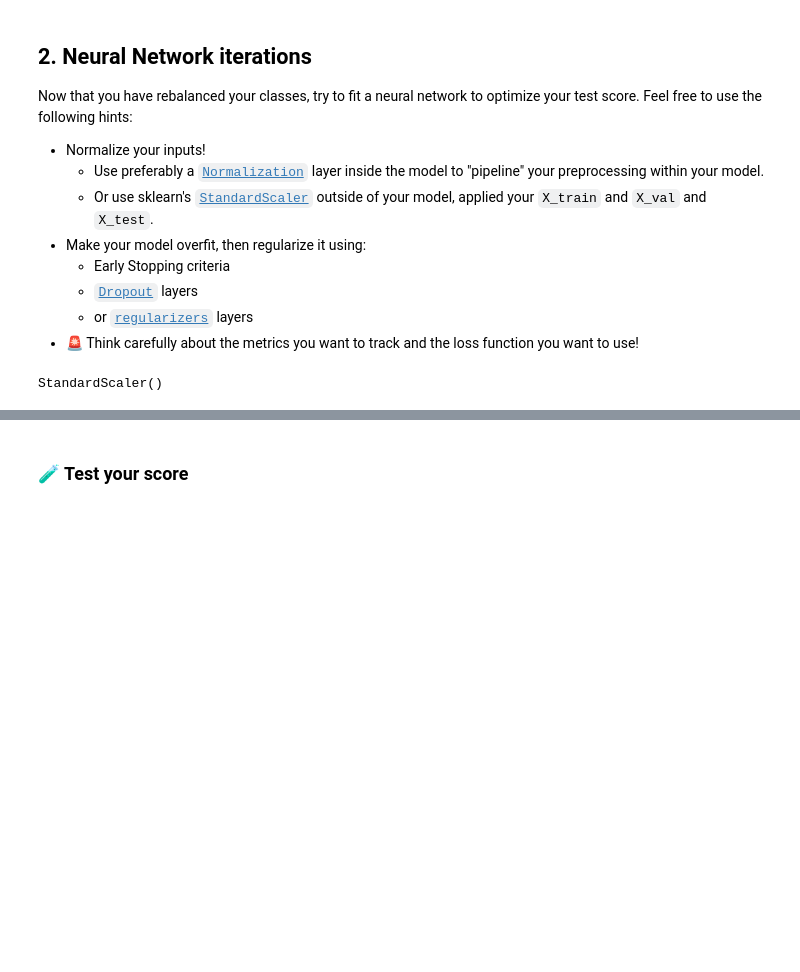
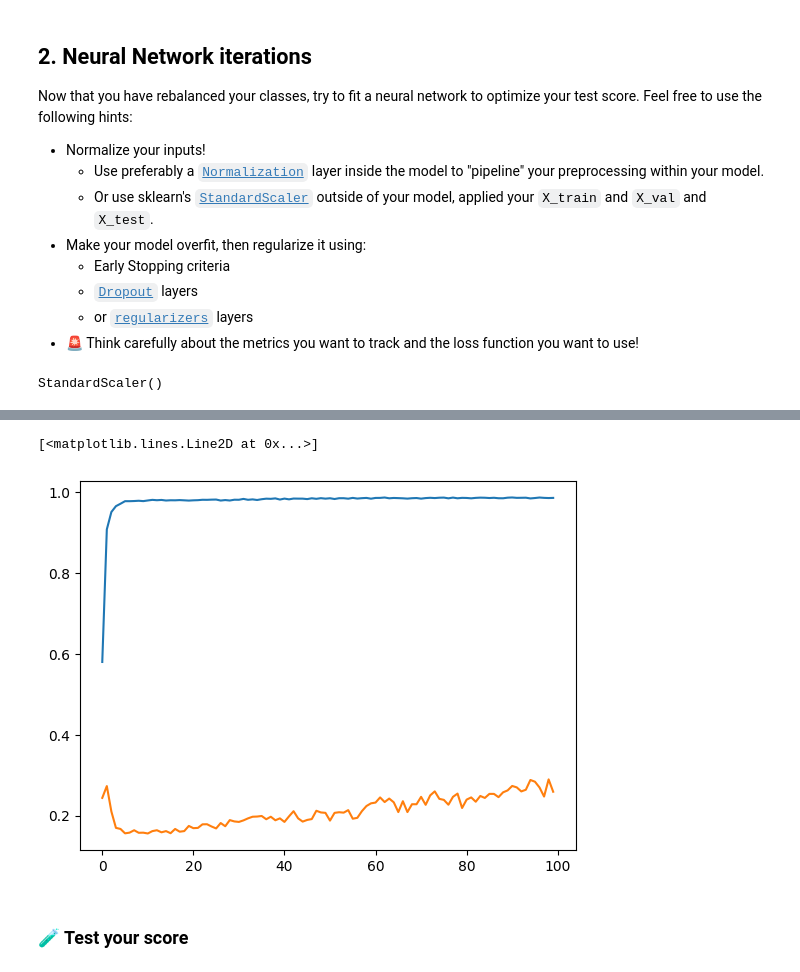
Before and after one commit to ParissaPeimaniyfard/data-credit-card-challenge, a Jupyter notebook: credit_card.ipynb, the cells around one changed output, grey strips where cells are left out. Drawn from its saved outputs; the diff is of its cells as text; code cells hidden in the pictures; blank space fills up the shorter version.

```diff
--- a/credit_card.ipynb
+++ b/credit_card.ipynb
@@ -240 +252,7 @@ plt.plot(history.history['val_loss'])
+# %%
+plt.plot(history.history['precision'])
+plt.plot(history.history['val_precision'])
+# %% [output]
+[<matplotlib.lines.Line2D at 0x...>]
+[figure, added]
 # %%
```
Also changed, not shown: parts of 8 cells of this notebook.
